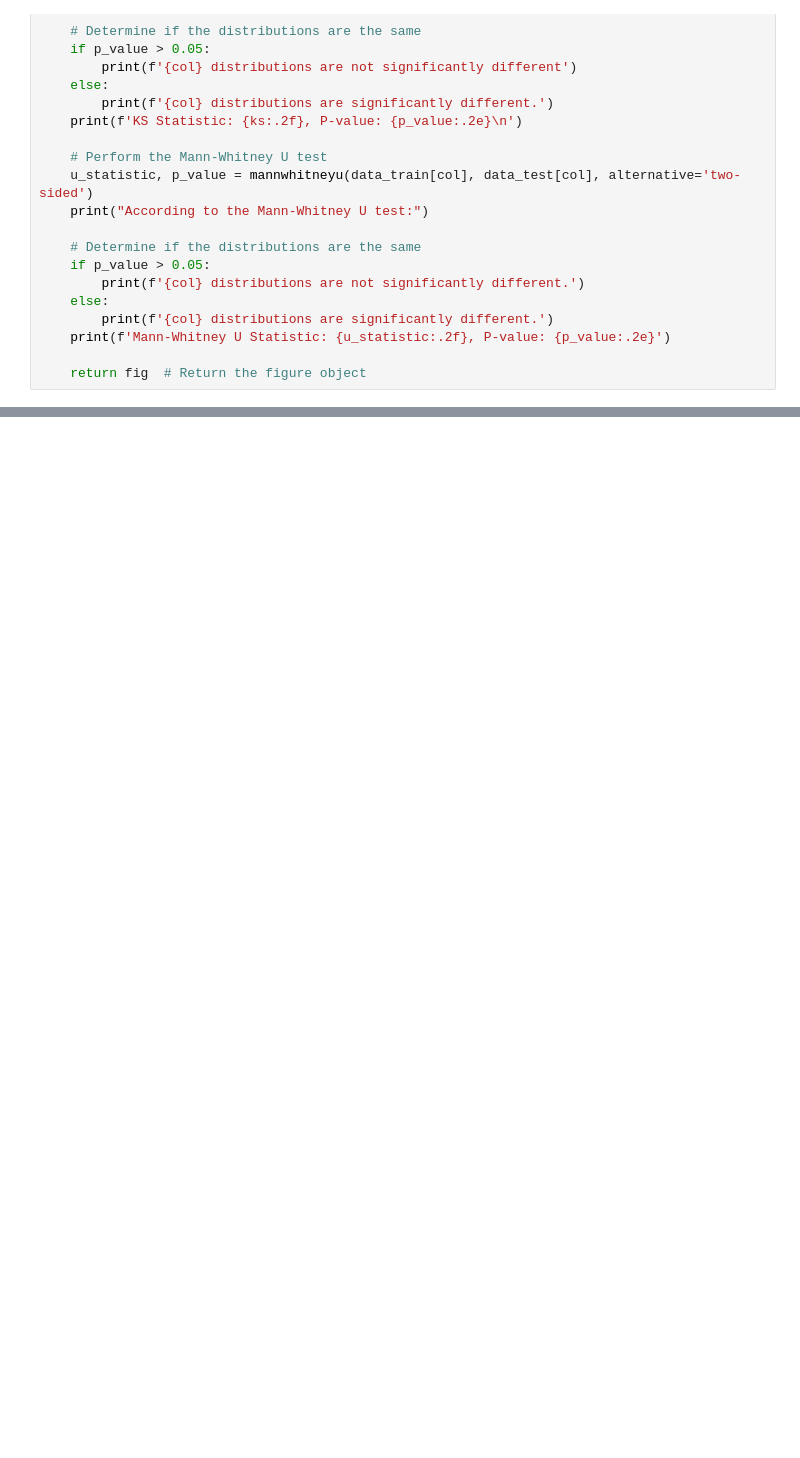
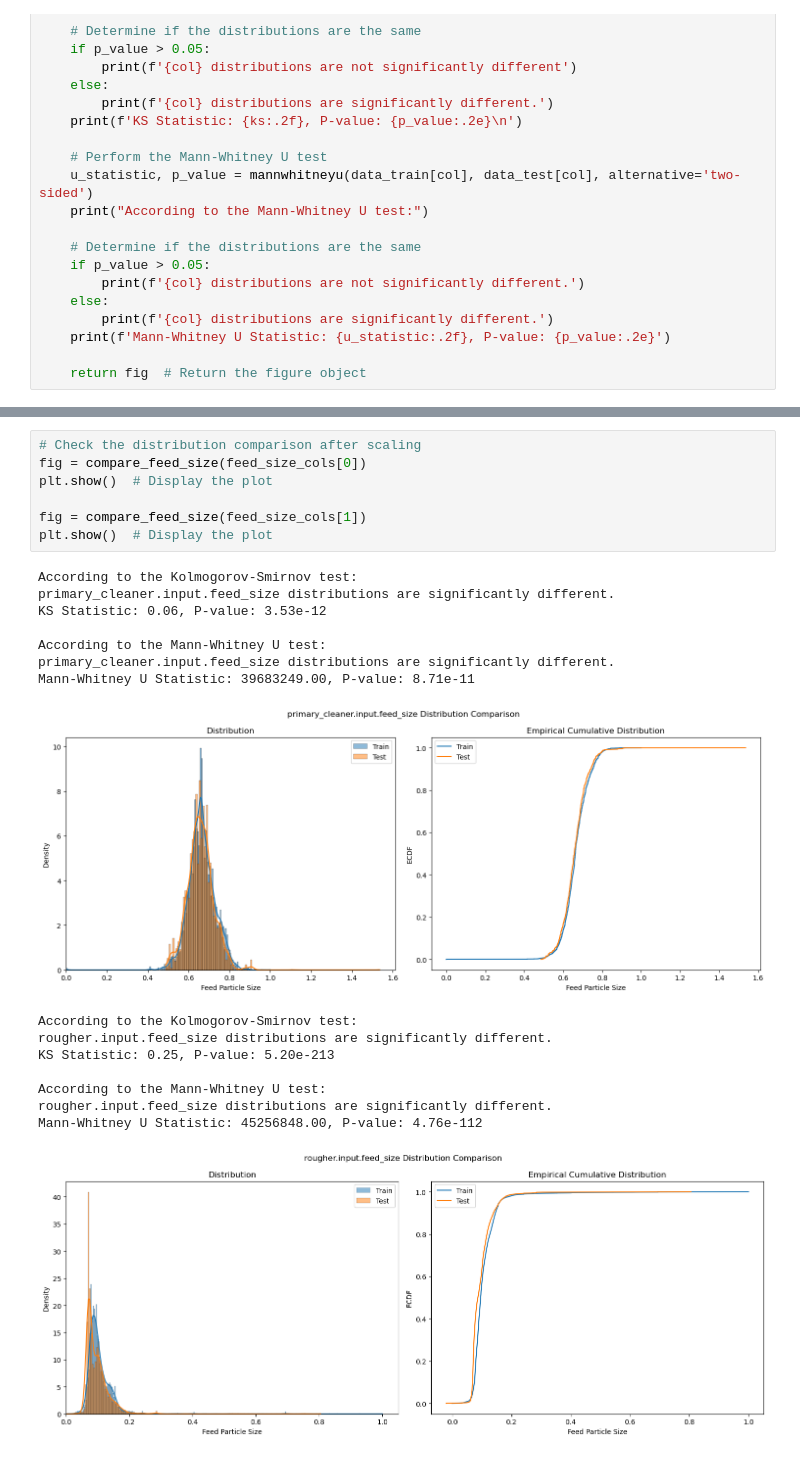
Before and after one commit to IMMontoya/Machine-Learning-Model-for-Efficiency-in-Gold-Mining, a Jupyter notebook: notebook.ipynb, the cells around one changed output, grey strips where cells are left out. Drawn from its saved outputs; the diff is of its cells as text; blank space fills up the shorter version.

Commit message:
Compare the feed particle size between the training set and test set

```diff
--- a/notebook.ipynb
+++ b/notebook.ipynb
@@ -439,0 +456,24 @@ Mann-Whitney U Statistic: 45256848.00, P-value: 4.76e-112
+# %%
+# Check the distribution comparison after scaling
+fig = compare_feed_size(feed_size_cols[0])
+plt.show()  # Display the plot
+
+fig = compare_feed_size(feed_size_cols[1])
+plt.show()  # Display the plot
+# %% [output]
+According to the Kolmogorov-Smirnov test:
+primary_cleaner.input.feed_size distributions are significantly different.
+KS Statistic: 0.06, P-value: 3.53e-12
+
+According to the Mann-Whitney U test:
+primary_cleaner.input.feed_size distributions are significantly different.
+Mann-Whitney U Statistic: 39683249.00, P-value: 8.71e-11
+[figure, added]
+According to the Kolmogorov-Smirnov test:
+rougher.input.feed_size distributions are significantly different.
+KS Statistic: 0.25, P-value: 5.20e-213
+
+According to the Mann-Whitney U test:
+rougher.input.feed_size distributions are significantly different.
+Mann-Whitney U Statistic: 45256848.00, P-value: 4.76e-112
+[figure, added]
```
Also changed, not shown: parts of 4 cells of this notebook.
